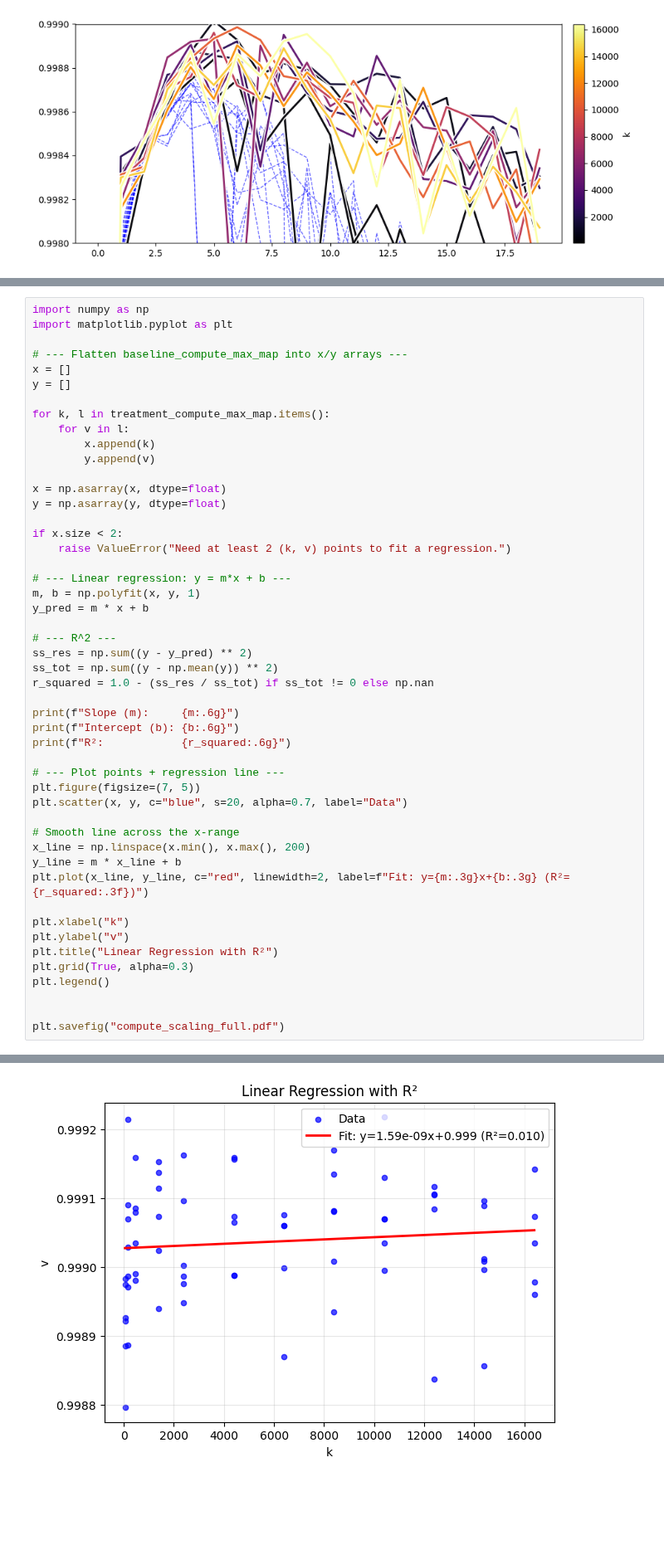
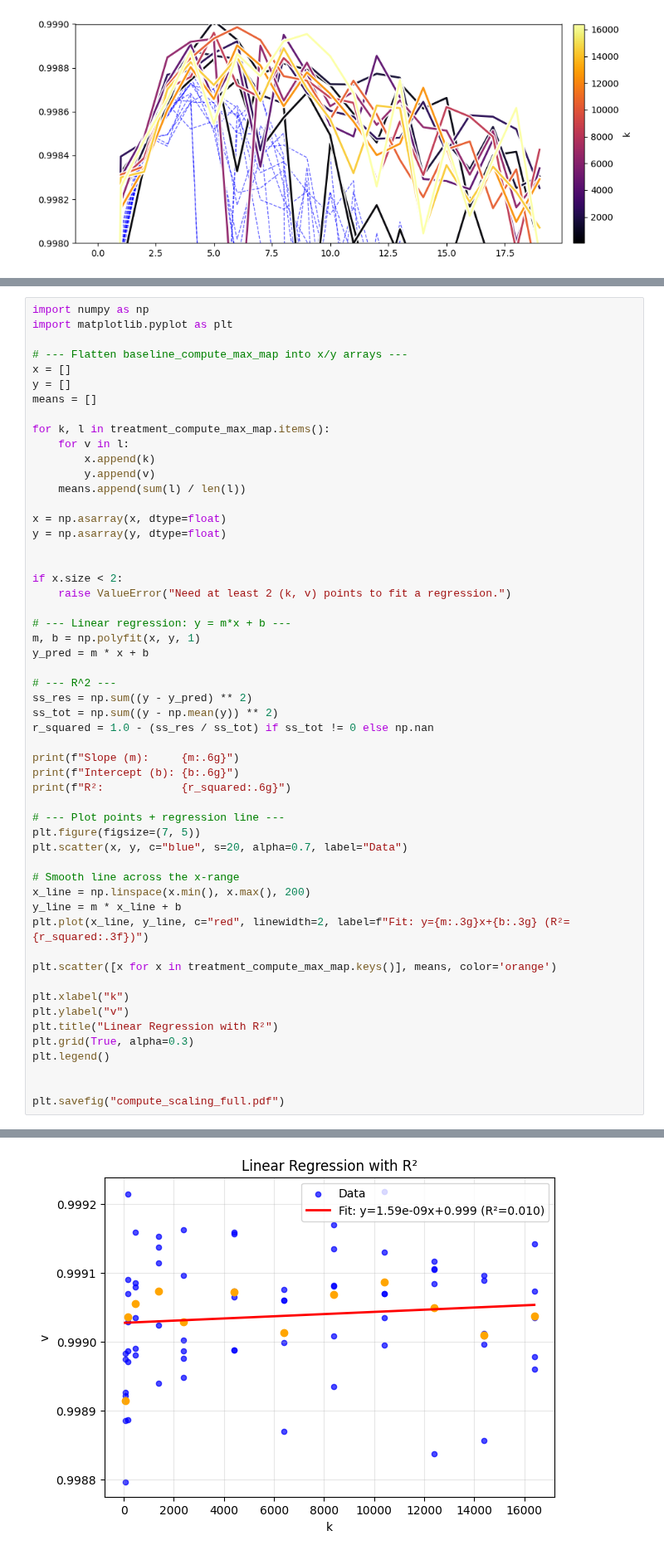
Before and after one commit to cdalinghaus-mthesis/figures, a Jupyter notebook: results/compute_study/compute_scaling_draft.ipynb, the cells around one changed output, grey strips where cells are left out. Shown at 83% size. Cells and saved outputs as stored; diff of their text form; blank space fills up the shorter version.

```diff
--- a/results/compute_study/compute_scaling_draft.ipynb
+++ b/results/compute_study/compute_scaling_draft.ipynb
@@ -178,14 +182,17 @@ import matplotlib.pyplot as plt
 # --- Flatten baseline_compute_max_map into x/y arrays ---
 x = []
 y = []
+means = []
 
 for k, l in treatment_compute_max_map.items():
     for v in l:
         x.append(k)
         y.append(v)
+    means.append(sum(l) / len(l))
 
 x = np.asarray(x, dtype=float)
 y = np.asarray(y, dtype=float)
+
 
 if x.size < 2:
     raise ValueError("Need at least 2 (k, v) points to fit a regression.")
@@ -197,31 +204,33 @@ y_pred = m * x + b
 # --- R^2 ---
 ss_res = np.sum((y - y_pred) ** 2)
 ss_tot = np.sum((y - np.mean(y)) ** 2)
 r_squared = 1.0 - (ss_res / ss_tot) if ss_tot != 0 else np.nan
 
 print(f"Slope (m):     {m:.6g}")
 print(f"Intercept (b): {b:.6g}")
 print(f"R²:            {r_squared:.6g}")
 
 # --- Plot points + regression line ---
 plt.figure(figsize=(7, 5))
 plt.scatter(x, y, c="blue", s=20, alpha=0.7, label="Data")
 
 # Smooth line across the x-range
 x_line = np.linspace(x.min(), x.max(), 200)
 y_line = m * x_line + b
 plt.plot(x_line, y_line, c="red", linewidth=2, label=f"Fit: y={m:.3g}x+{b:.3g} (R²={r_squared:.3f})")
 
+plt.scatter([x for x in treatment_compute_max_map.keys()], means, color='orange')
+
 plt.xlabel("k")
 plt.ylabel("v")
 plt.title("Linear Regression with R²")
 plt.grid(True, alpha=0.3)
 plt.legend()
 
 
 plt.savefig("compute_scaling_full.pdf")
 # %% [output]
 Slope (m):     1.58738e-09
 Intercept (b): 0.999027
 R²:            0.00988518
-[figure, old version]
+[figure, new version]
```
Also changed, not shown: parts of 4 cells of this notebook, 1 other file.
